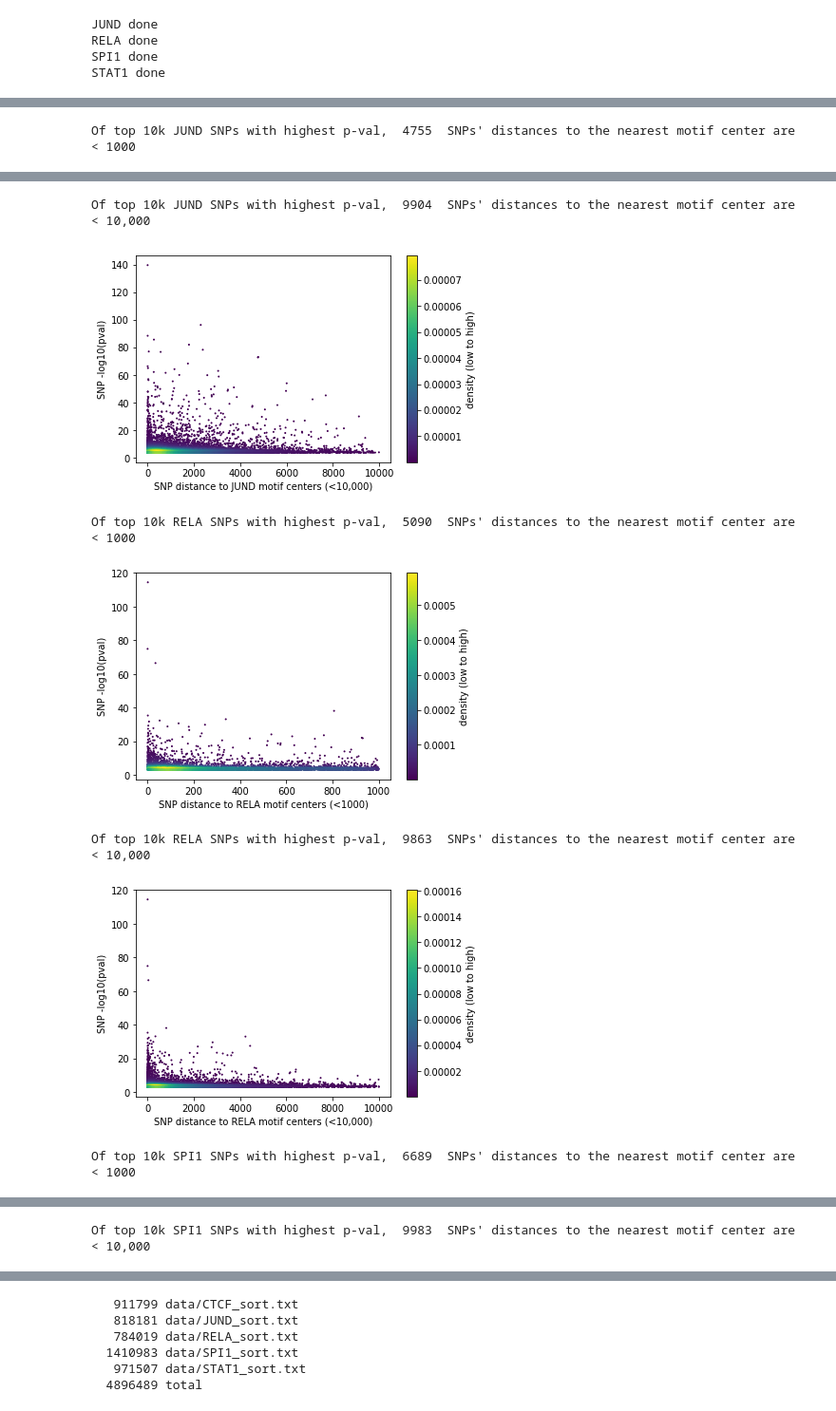
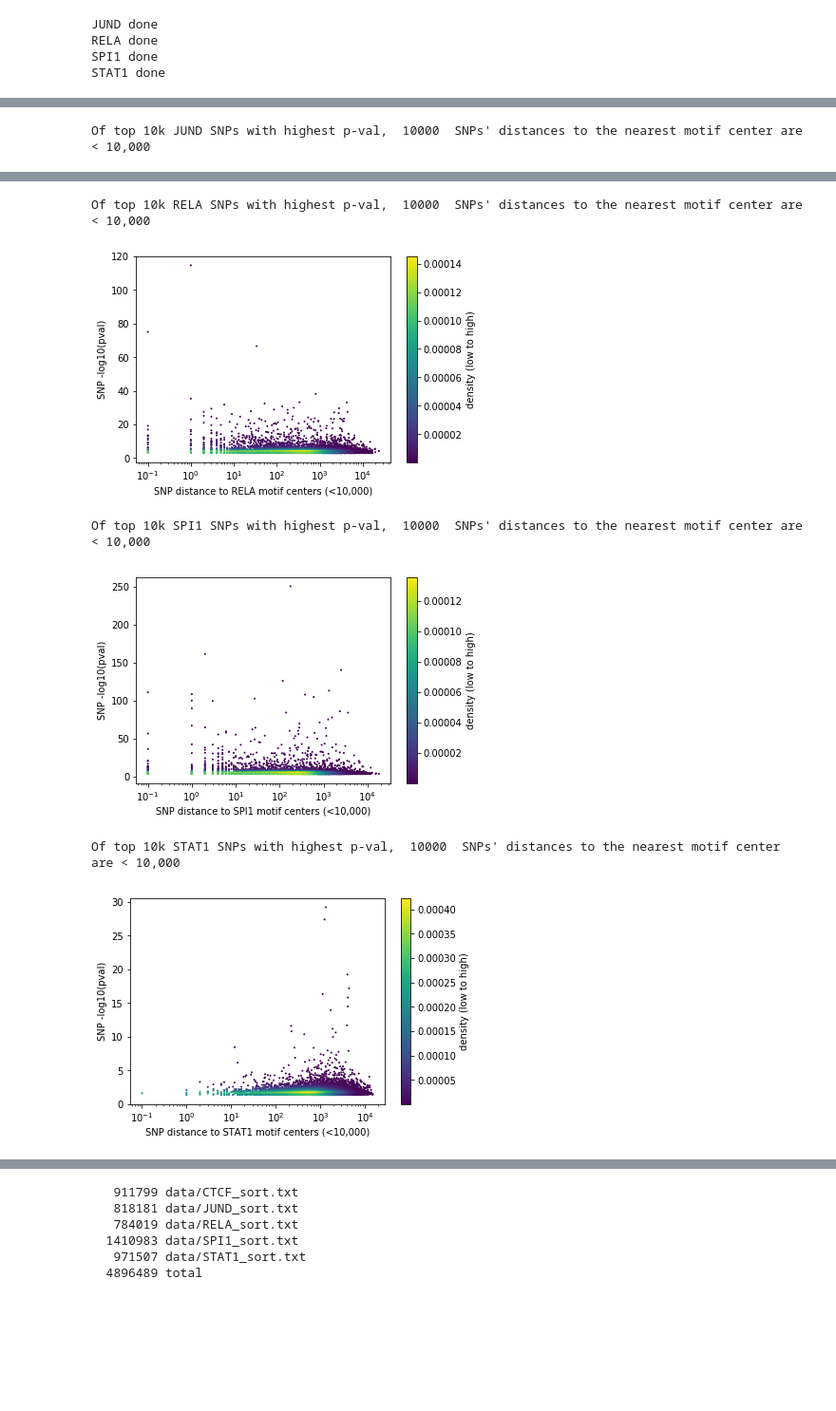
Before and after one commit to kundajelab/tfmodisco_bio_experiments, a Jupyter notebook: results/nandi/CIS-BP/bQTL_motif_by_TF.ipynb, the cells around one changed output, grey strips where cells are left out. Shown at 95% size. Drawn from its saved outputs; the diff is of its cells as text; code cells hidden in the pictures; blank space fills up the shorter version.

```diff
--- a/results/nandi/CIS-BP/bQTL_motif_by_TF.ipynb
+++ b/results/nandi/CIS-BP/bQTL_motif_by_TF.ipynb
@@ -140,12 +136,13 @@ for tf in tf_list:
             idx   = chrom_to_idx(snp_chrom, snp_pos)
             motif_off, motif_idx = find_nearest(idx_array, idx)
             if motif_off >= 0:
-                #snp_list.append([abs(idx-motif_idx), -math.log(pval), pval, idx, snp_chrom, snp_pos, line_num, motif_idx, motif_off])
-                snp_list.append([abs(idx-motif_idx), -math.log(pval, 10)])
+                snp_list.append([abs(idx-motif_idx), -math.log(pval,10)])
+                #snp_list.append([abs(idx-motif_idx), pval])
             line_num += 1
     #print(snp_list[:5])
     #print(len(snp_list))
 
+    '''
 
     %matplotlib inline
 
@@ -174,8 +171,6 @@ for tf in tf_list:
 
     # https://stackoverflow.com/questions/20105364/how-can-i-make-a-scatter-plot-colored-by-density-in-matplotlib
 
-
-
     %matplotlib inline
 
     import matplotlib.pyplot as plt
@@ -200,7 +195,36 @@ for tf in tf_list:
 
     #plt.legend(loc=2)
     plt.show()
+    '''
 
-    # https://stackoverflow.com/questions/20105364/how-can-i-make-a-scatter-plot-colored-by-density-in-matplotlib
+    %matplotlib inline
+
+    import matplotlib.pyplot as plt
+    import numpy as np
+    import matplotlib
+    from scipy.stats import gaussian_kde
+
+    for item in snp_list:
+        if item[0] == 0:
+            item[0] = 0.1
+    #fig=plt.figure(figsize=(10, 8), dpi= 100)
+    snp_dist = [item[0] for item in snp_list]
+    snp_pval = [item[1] for item in snp_list]
+
+    x=snp_dist
+    y=snp_pval
+    xy = np.vstack([x,y])
+    z = gaussian_kde(xy)(xy)
+
+    print("Of top 10k "+tf+" SNPs with highest p-val, ", len(snp_dist), " SNPs' distances to the nearest motif center are < 10,000")
+    plt.scatter(snp_dist, snp_pval, 1, c=z, alpha=1, marker='o', label=".")
+    plt.xscale('log')
+    #plt.yscale('log')
+    plt.xlabel("SNP distance to "+ tf +" motif centers (<10,000)")
+    plt.ylabel("SNP -log10(pval)")
+    plt.colorbar(label='density (low to high)')
+
+    #plt.legend(loc=2)
+    plt.show()
 # %% [output]
-Of top 10k JUND SNPs with highest p-val,  4755  SNPs' distances to the nearest motif center are < 1000
+Of top 10k JUND SNPs with highest p-val,  10000  SNPs' distances to the nearest motif center are < 10,000
@@ -208,7 +232,6 @@ Of top 10k JUND SNPs with highest p-val,  4755  SNPs' distances to the nearest m
-Of top 10k JUND SNPs with highest p-val,  9904  SNPs' distances to the nearest motif center are < 10,000
+Of top 10k RELA SNPs with highest p-val,  10000  SNPs' distances to the nearest motif center are < 10,000
-[figure, old version]
+[figure, new version]
-Of top 10k RELA SNPs with highest p-val,  5090  SNPs' distances to the nearest motif center are < 1000
+Of top 10k SPI1 SNPs with highest p-val,  10000  SNPs' distances to the nearest motif center are < 10,000
-[figure, old version]
+[figure, new version]
-Of top 10k RELA SNPs with highest p-val,  9863  SNPs' distances to the nearest motif center are < 10,000
+Of top 10k STAT1 SNPs with highest p-val,  10000  SNPs' distances to the nearest motif center are < 10,000
-[figure, old version]
+[figure, new version]
-Of top 10k SPI1 SNPs with highest p-val,  6689  SNPs' distances to the nearest motif center are < 1000
@@ -216 +237,0 @@ Of top 10k SPI1 SNPs with highest p-val,  6689  SNPs' distances to the nearest m
-Of top 10k SPI1 SNPs with highest p-val,  9983  SNPs' distances to the nearest motif center are < 10,000
```
Also changed, not shown: parts of 3 cells of this notebook.
